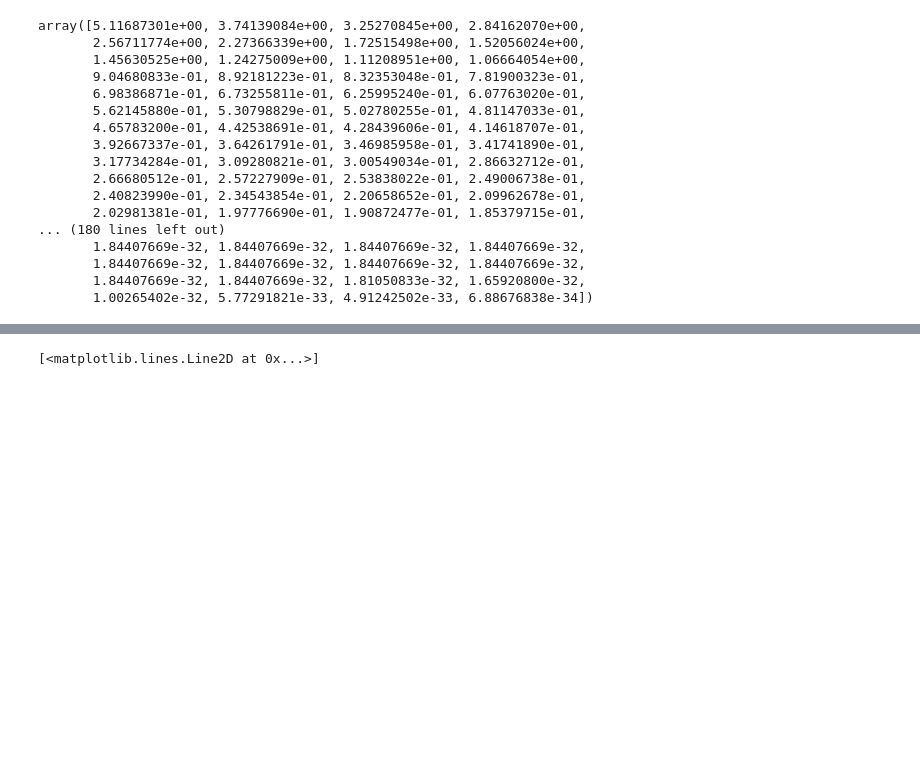
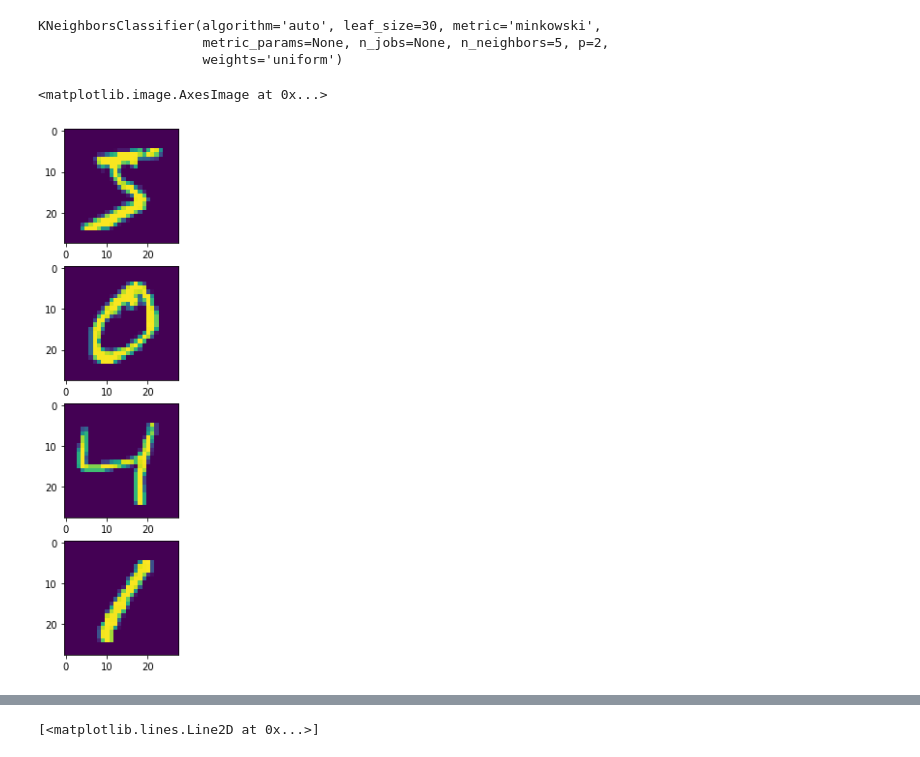
Before and after one commit to Ayakie/data_collaboration, a Jupyter notebook: notebooks/tests.ipynb, the cells around one changed output, grey strips where cells are left out. Drawn from its saved outputs; the diff is of its cells as text; code cells hidden in the pictures; blank space fills up the shorter version.

```diff
--- a/notebooks/tests.ipynb
+++ b/notebooks/tests.ipynb
@@ -38,26 +38,22 @@ def svm_cls(self):
 # %%
 (X_train, y_train), (X_test, y_test) = mnist.load_data()
 X_train = X_train.reshape(X_train.shape[0], -1) / 255
-X_test = X_test.reshape(X_test.shape[0], -1) /255
+X = X_train[:500]
+y = y_train[:500]
+X.shape
 
-pca = PCA()
+knn = KNeighborsClassifier(n_neighbors=5)
+knn.fit(X, y)
+# %% [output]
+KNeighborsClassifier(algorithm='auto', leaf_size=30, metric='minkowski',
+                     metric_params=None, n_jobs=None, n_neighbors=5, p=2,
+                     weights='uniform')
-# %%
-pca.fit_transform(X_train)
-# %% [output]
-array([5.11687301e+00, 3.74139084e+00, 3.25270845e+00, 2.84162070e+00,
-       2.56711774e+00, 2.27366339e+00, 1.72515498e+00, 1.52056024e+00,
-       1.45630525e+00, 1.24275009e+00, 1.11208951e+00, 1.06664054e+00,
-       9.04680833e-01, 8.92181223e-01, 8.32353048e-01, 7.81900323e-01,
-       6.98386871e-01, 6.73255811e-01, 6.25995240e-01, 6.07763020e-01,
-       5.62145880e-01, 5.30798829e-01, 5.02780255e-01, 4.81147033e-01,
-       4.65783200e-01, 4.42538691e-01, 4.28439606e-01, 4.14618707e-01,
-       3.92667337e-01, 3.64261791e-01, 3.46985958e-01, 3.41741890e-01,
-       3.17734284e-01, 3.09280821e-01, 3.00549034e-01, 2.86632712e-01,
-       2.66680512e-01, 2.57227909e-01, 2.53838022e-01, 2.49006738e-01,
-       2.40823990e-01, 2.34543854e-01, 2.20658652e-01, 2.09962678e-01,
-       2.02981381e-01, 1.97776690e-01, 1.90872477e-01, 1.85379715e-01,
-... (180 lines left out)
-       1.84407669e-32, 1.84407669e-32, 1.84407669e-32, 1.84407669e-32,
-       1.84407669e-32, 1.84407669e-32, 1.84407669e-32, 1.84407669e-32,
-       1.84407669e-32, 1.84407669e-32, 1.81050833e-32, 1.65920800e-32,
-       1.00265402e-32, 5.77291821e-33, 4.91242502e-33, 6.88676838e-34])
+# %%
+fig, ax = plt.subplots(4, 1, figsize=(3, 10))
+ax[0].imshow(X[0].reshape(28,28))
+ax[1].imshow(X[1].reshape(28,28))
+ax[2].imshow(X[2].reshape(28,28))
+ax[3].imshow(X[3].reshape(28,28))
+# %% [output]
+<matplotlib.image.AxesImage at 0x...>
+[figure, added]
```
Also changed, not shown: parts of 4 cells of this notebook, 18 other files.
